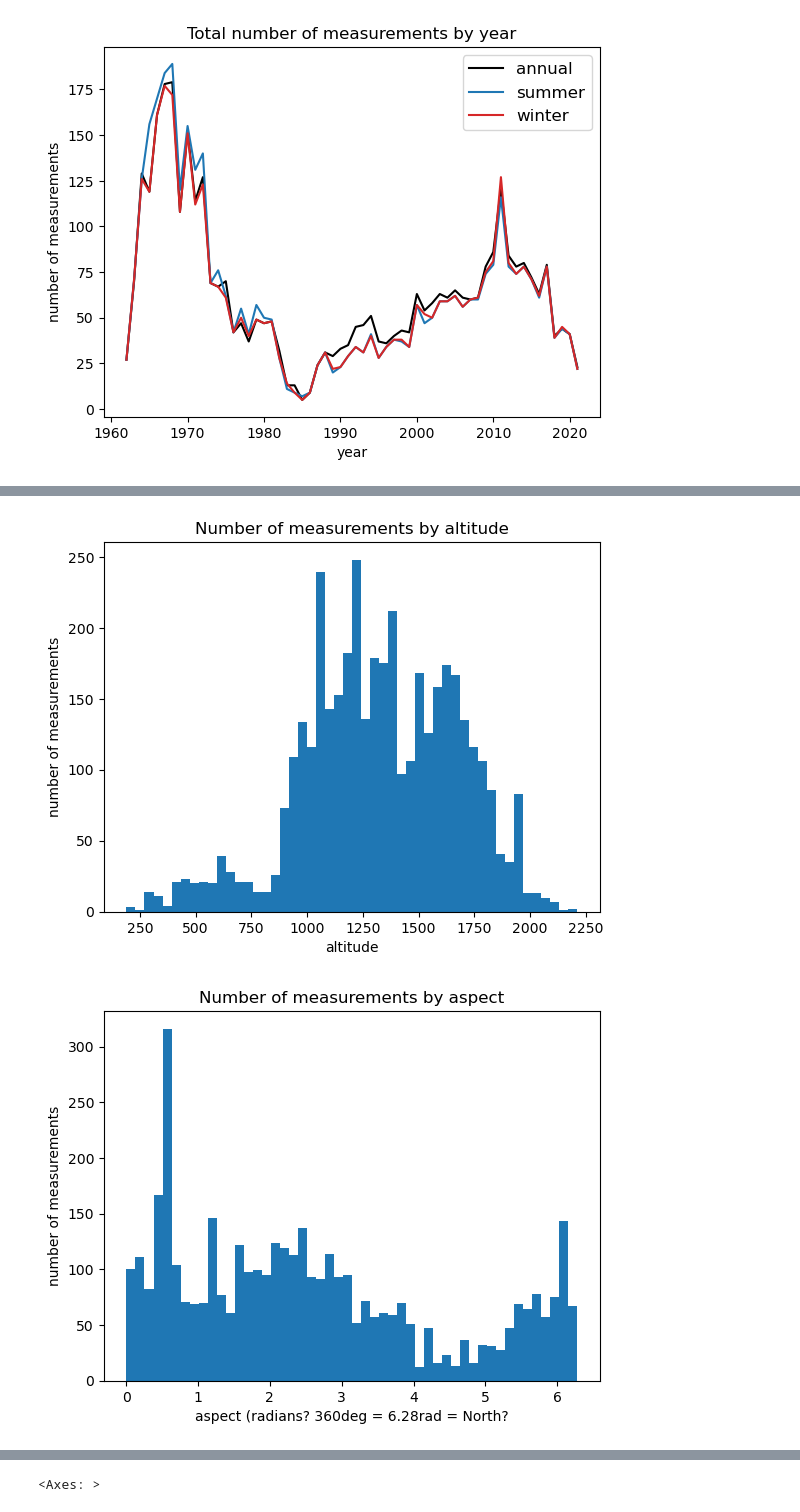
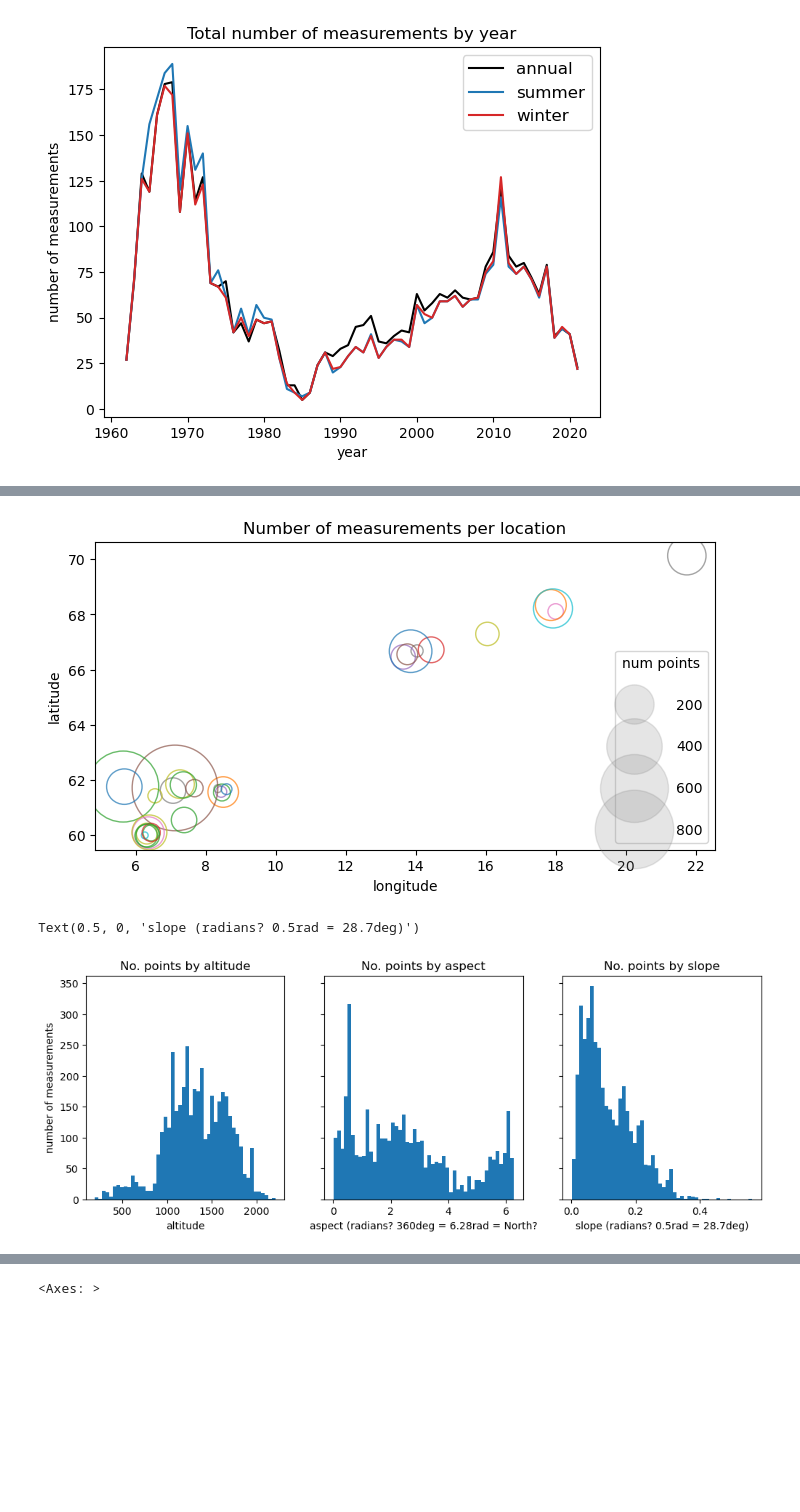
Before and after one commit to khsjursen/ML_MB_Norway, a Jupyter notebook: data_exploration.ipynb, the cells around one changed output, grey strips where cells are left out. Saved outputs shown, nothing was run; the diff lists cells and outputs as text; code cells hidden in the pictures; blank space fills up the shorter version.

```diff
--- a/data_exploration.ipynb
+++ b/data_exploration.ipynb
@@ -9,5 +9,11 @@ import seaborn as sns
 import matplotlib.pyplot as plt
 # %%
 # Specify filepaths and filenames.
-filepath = '/home/jovyan/ML_MB_Norway_data/'
-filename = '2023-06-01_stake_mb_norway_cleaned_ids_latlon_wattributes_climate.csv'
+filepath = 'Data/'
+filename = '2023-06-27_stake_mb_norway_cleaned_ids_latlon_wattributes_climate.csv'
+
+# Load data.
+data = pd.read_csv(filepath + filename)
+
+print(data.shape)
+data.columns
@@ -268,26 +151,41 @@ plt.show()
+# %%
+# By latitude and longitude
+colors = np.random.rand(data['RGIID'].unique().size)
+c = plt.cm.tab10(colors)
+
+plt.figure(figsize=(8,4))
+#labels = list(data['RGIID'].unique())
+sc=plt.scatter(x=data.groupby(["RGIID"])['lon'].mean().values,
+               y=data.groupby(["RGIID"])['lat'].mean().values,
+               s=data.groupby(["RGIID"]).size().values*4,
+               facecolors='None', edgecolors=c, lw=1, alpha=0.7)#alpha=0.5)#, markerfacecolor="None");#* 200);
+#data_netto['lat'].plot.hist(bins=50)
+handles, labels = sc.legend_elements(prop="sizes", alpha=0.2, num=5, color='grey')#, fill=None)
+labels = ["200", "400", "600", "800"]
+legend = plt.legend(handles, labels, loc="lower right", title="num points",labelspacing=2, handletextpad=2)
+#plt.legend(*sc.legend_elements("sizes", num=6))
+plt.title('Number of measurements per location')
+plt.ylabel('latitude')
+plt.xlabel('longitude')
+plt.show()
+# %% [output]
+[figure, added]
 # %%
 # Number of measurements by topography
 
-plt.figure()
-data['altitude'].plot.hist(bins=50)
-plt.title('Number of measurements by altitude')
-plt.ylabel('number of measurements')
-plt.xlabel('altitude')
-plt.show()
+f, (ax1, ax2, ax3) = plt.subplots(1, 3, figsize=(12,4), sharey=True)
+data['altitude'].plot.hist(bins=50, ax=ax1)
+ax1.set_title('No. points by altitude')
+ax1.set_ylabel('number of measurements')
+ax1.set_xlabel('altitude')
 
-plt.figure()
-data['aspect'].plot.hist(bins=50)
-plt.title('Number of measurements by aspect')
-plt.ylabel('number of measurements')
-plt.xlabel('aspect (radians? 360deg = 6.28rad = North?')
-plt.show()
+data['aspect'].plot.hist(bins=50, ax=ax2)
+ax2.set_title('No. points by aspect')
+ax2.set_xlabel('aspect (radians? 360deg = 6.28rad = North?')
 
-plt.figure()
-data['slope'].plot.hist(bins=50)
-plt.title('Number of measurements by slope')
-plt.ylabel('number of measurements')
-plt.xlabel('slope (radians? 0.5rad = 28.7deg)')
-plt.show()
+data['slope'].plot.hist(bins=50, ax=ax3)
+ax3.set_title('No. points by slope')
+ax3.set_xlabel('slope (radians? 0.5rad = 28.7deg)')
 # %% [output]
+Text(0.5, 0, 'slope (radians? 0.5rad = 28.7deg)')
-[figure, old version]
+[figure, new version]
-[figure, removed]
```
Also changed, not shown: parts of 30 cells of this notebook.
